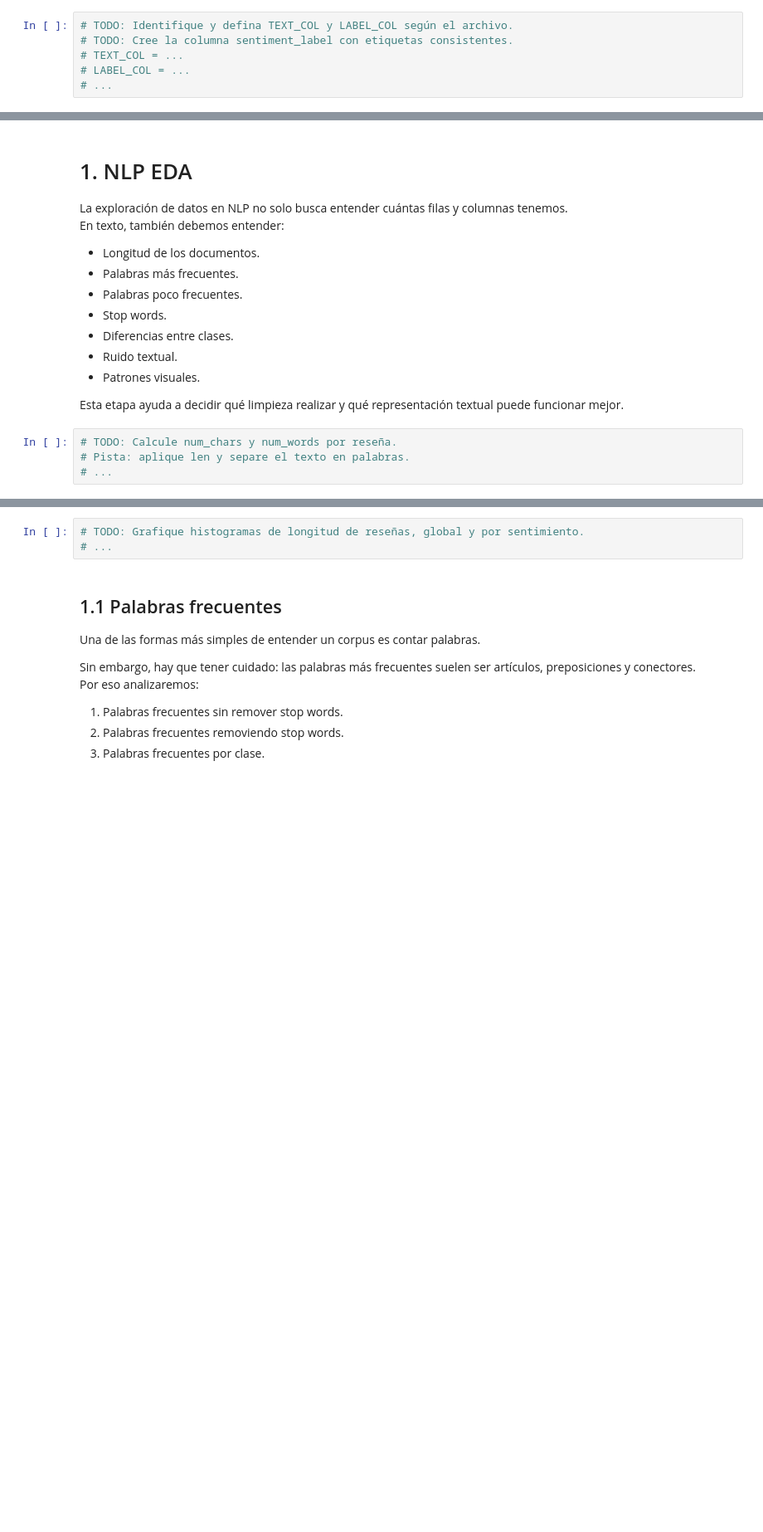
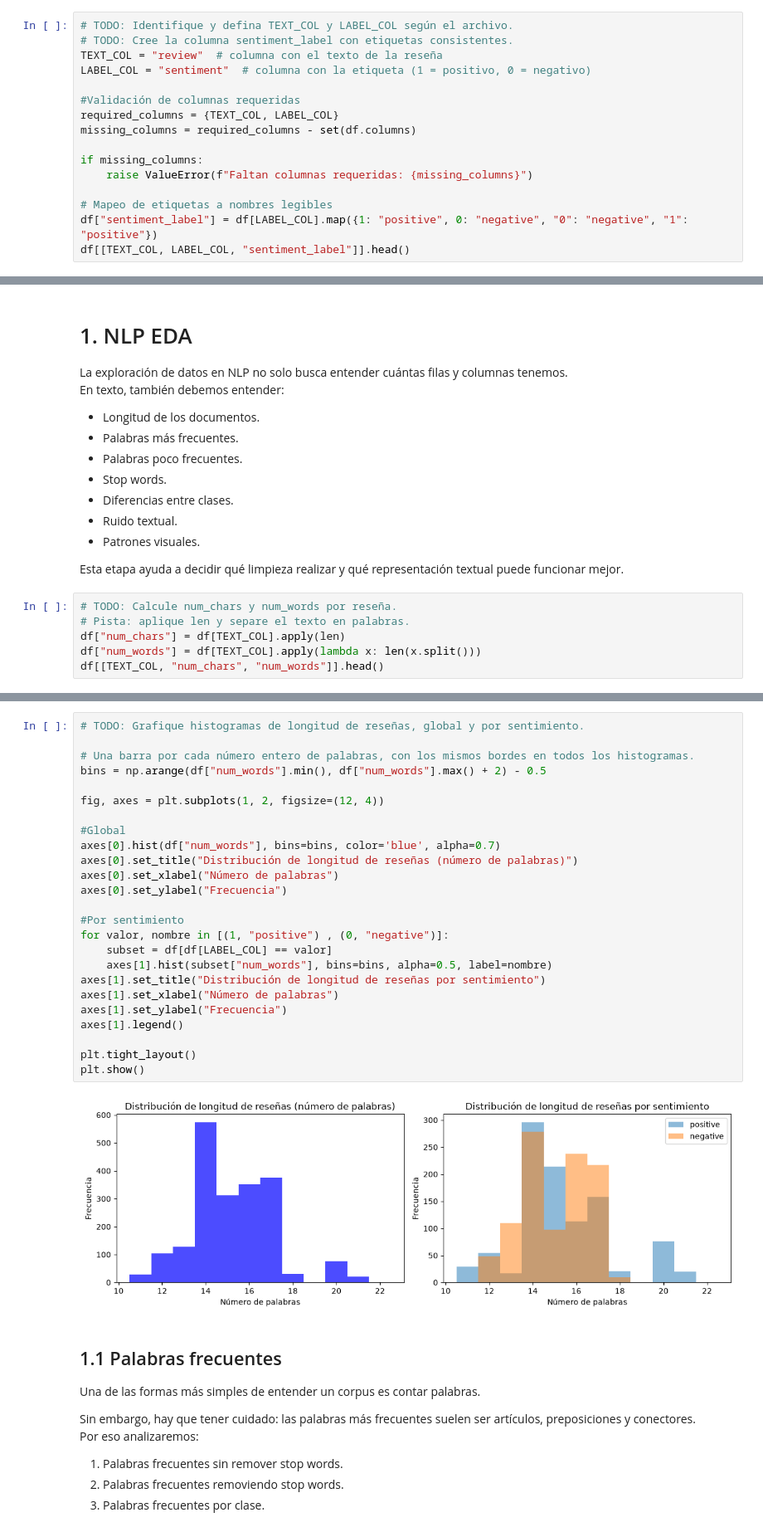
Before and after one commit to fanovoa/phytonFundamentosEstadistica, a Jupyter notebook: NLP/NLP_Session_3/assignment_NLP_IMDB.ipynb, the cells around one changed output, grey strips where cells are left out. Shown at 83% size. Cells and saved outputs as stored; diff of their text form; blank space fills up the shorter version.

```diff
--- a/NLP/NLP_Session_3/assignment_NLP_IMDB.ipynb
+++ b/NLP/NLP_Session_3/assignment_NLP_IMDB.ipynb
@@ -119,6 +163,16 @@ Vamos a crear variables estándar para que el resto del notebook sea más fácil
 # %%
 # TODO: Identifique y defina TEXT_COL y LABEL_COL según el archivo.
 # TODO: Cree la columna sentiment_label con etiquetas consistentes.
-# TEXT_COL = ...
-# LABEL_COL = ...
-# ...
+TEXT_COL = "review"  # columna con el texto de la reseña
+LABEL_COL = "sentiment"  # columna con la etiqueta (1 = positivo, 0 = negativo)
+
+#Validación de columnas requeridas
+required_columns = {TEXT_COL, LABEL_COL}
+missing_columns = required_columns - set(df.columns)
+
+if missing_columns:
+    raise ValueError(f"Faltan columnas requeridas: {missing_columns}")
+
+# Mapeo de etiquetas a nombres legibles
+df["sentiment_label"] = df[LABEL_COL].map({1: "positive", 0: "negative", "0": "negative", "1": "positive"})
+df[[TEXT_COL, LABEL_COL, "sentiment_label"]].head()
@@ -152,4 +257,6 @@ Esta etapa ayuda a decidir qué limpieza realizar y qué representación textual
 # %%
 # TODO: Calcule num_chars y num_words por reseña.
 # Pista: aplique len y separe el texto en palabras.
-# ...
+df["num_chars"] = df[TEXT_COL].apply(len)
+df["num_words"] = df[TEXT_COL].apply(lambda x: len(x.split()))
+df[[TEXT_COL, "num_chars", "num_words"]].head()
@@ -159,6 +301,30 @@ Esta etapa ayuda a decidir qué limpieza realizar y qué representación textual
 # %%
 # TODO: Grafique histogramas de longitud de reseñas, global y por sentimiento.
-# ...
+
+# Una barra por cada número entero de palabras, con los mismos bordes en todos los histogramas.
+bins = np.arange(df["num_words"].min(), df["num_words"].max() + 2) - 0.5
+
+fig, axes = plt.subplots(1, 2, figsize=(12, 4))
+
+#Global
+axes[0].hist(df["num_words"], bins=bins, color='blue', alpha=0.7)
+axes[0].set_title("Distribución de longitud de reseñas (número de palabras)")
+axes[0].set_xlabel("Número de palabras")
+axes[0].set_ylabel("Frecuencia")
+
+#Por sentimiento
+for valor, nombre in [(1, "positive") , (0, "negative")]:
+    subset = df[df[LABEL_COL] == valor]
+    axes[1].hist(subset["num_words"], bins=bins, alpha=0.5, label=nombre)
+axes[1].set_title("Distribución de longitud de reseñas por sentimiento")
+axes[1].set_xlabel("Número de palabras")
+axes[1].set_ylabel("Frecuencia")
+axes[1].legend()
+
+plt.tight_layout()
+plt.show()
+# %% [output]
+[figure, added]
 # %% [markdown]
 ## 1.1 Palabras frecuentes
 
```
Also changed, not shown: parts of 127 cells of this notebook, 7 other files.
